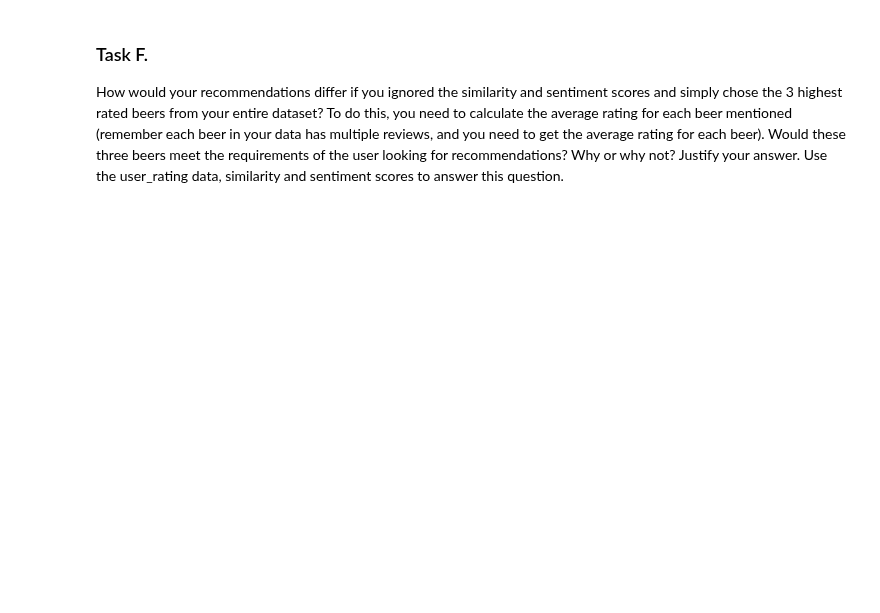
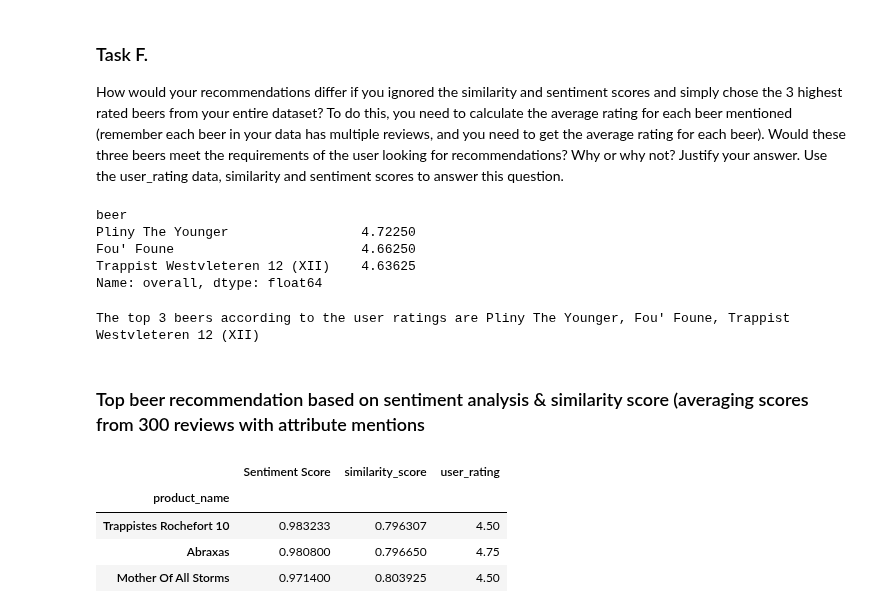
Before and after one commit to abhi-vik/ugc-analytics, a Jupyter notebook: assignments/third/Spacy Similarity.ipynb, the cells around one changed output. Saved outputs shown, nothing was run; the diff lists cells and outputs as text; code cells hidden in the pictures; blank space fills up the shorter version.

```diff
--- a/assignments/third/Spacy Similarity.ipynb
+++ b/assignments/third/Spacy Similarity.ipynb
@@ -292,3 +292,16 @@ Based on tasks C and D, <b> recommend 3 beers </b> to the customer. Note that in
 # %% [markdown]
 ### Task F.
 How would your recommendations differ if you ignored the similarity and sentiment scores and simply chose the 3 highest rated beers from your entire dataset? To do this, you need to calculate the average rating for each beer mentioned (remember each beer in your data has multiple reviews, and you need to get the average rating for each beer). Would these three beers meet the requirements of the user looking for recommendations? Why or why not? Justify your answer. Use the user_rating data, similarity and sentiment scores to answer this question.
+# %%
+df_top3rating = df.groupby(['beer'])['overall'].mean().sort_values(ascending=False).head(3)
+df_top3rating
+# %% [output]
+beer
+Pliny The Younger                 4.72250
+Fou' Foune                        4.66250
+Trappist Westvleteren 12 (XII)    4.63625
+Name: overall, dtype: float64
+# %%
+print("The top 3 beers according to the user ratings are",', '.join(df_top3rating.index))
+# %% [output]
+The top 3 beers according to the user ratings are Pliny The Younger, Fou' Foune, Trappist Westvleteren 12 (XII)
@@ -294,0 +310,10 @@ How would your recommendations differ if you ignored the similarity and sentimen
+# %% [markdown]
+### Top beer recommendation based on sentiment analysis & similarity score (averaging scores from 300 reviews with attribute mentions
+# %%
+df_top3
+# %% [output]
+|  | Sentiment Score | similarity_score | user_rating |
+| product_name |  |  |  |
+| Trappistes Rochefort 10 | 0.983233 | 0.796307 | 4.50 |
+| Abraxas | 0.980800 | 0.796650 | 4.75 |
+| Mother Of All Storms | 0.971400 | 0.803925 | 4.50 |
```
Also changed, not shown: parts of 17 cells of this notebook, 4 other files.
